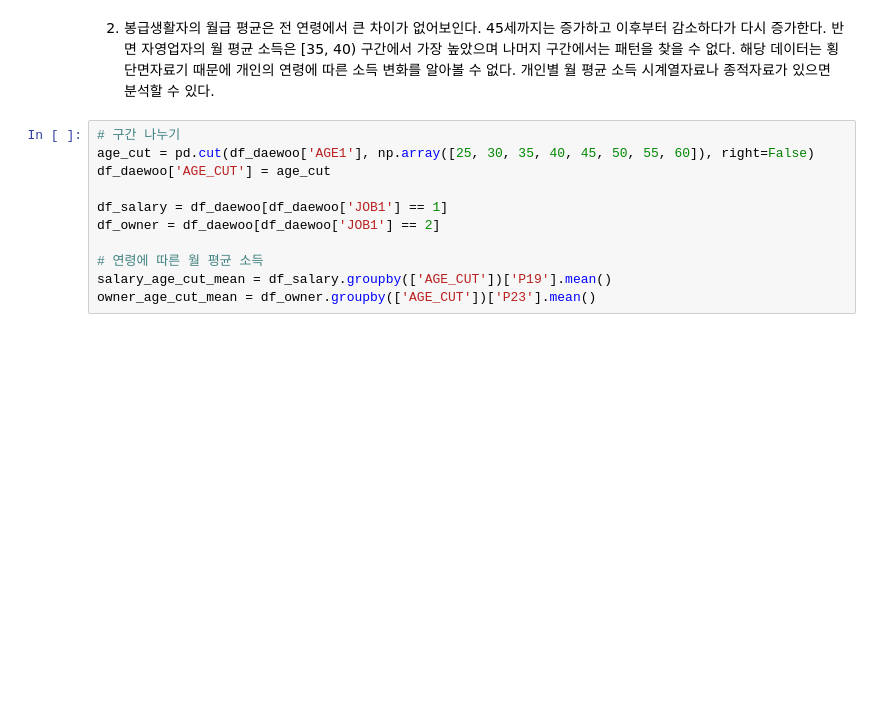
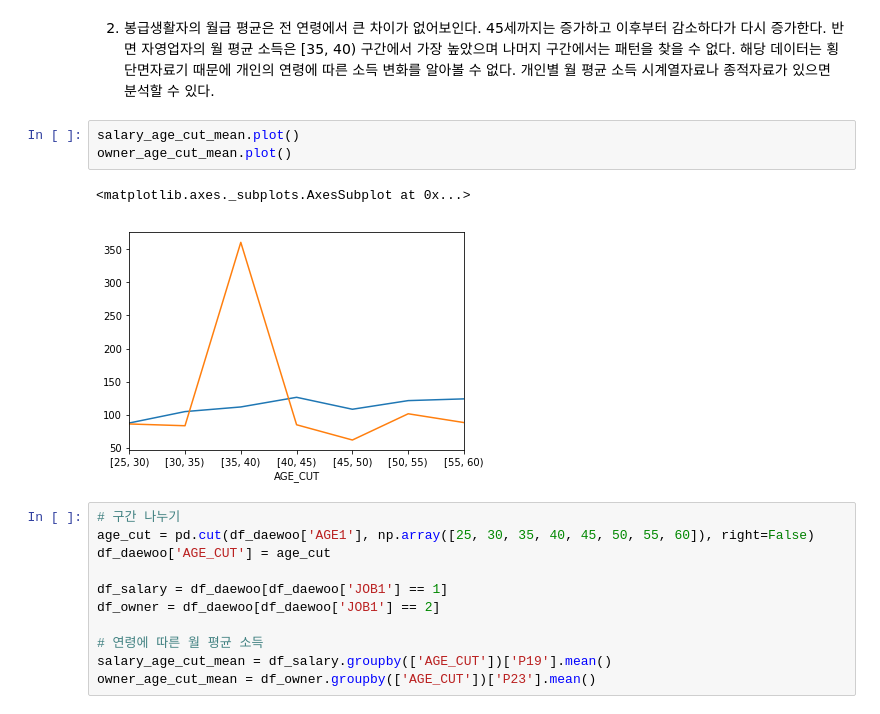
Before and after one commit to SeunghyeunBaek/TIL, a Jupyter notebook: 1_통계이론/기술통계_연습문제.ipynb, the cells around one changed output. Drawn from its saved outputs; the diff is of its cells as text; blank space fills up the shorter version.

```diff
--- a/1_통계이론/기술통계_연습문제.ipynb
+++ b/1_통계이론/기술통계_연습문제.ipynb
@@ -54,6 +54,12 @@ plt.show()
 [figure]
 # %% [markdown]
 2. 봉급생활자의 월급 평균은 전 연령에서 큰 차이가 없어보인다. 45세까지는 증가하고 이후부터 감소하다가 다시 증가한다. 반면 자영업자의 월 평균 소득은 [35, 40) 구간에서 가장 높았으며 나머지 구간에서는 패턴을 찾을 수 없다. 해당 데이터는 횡단면자료기 때문에 개인의 연령에 따른 소득 변화를 알아볼 수 없다. 개인별 월 평균 소득 시계열자료나 종적자료가 있으면 분석할 수 있다.
+# %%
+salary_age_cut_mean.plot()
+owner_age_cut_mean.plot()
+# %% [output]
+<matplotlib.axes._subplots.AxesSubplot at 0x...>
+[figure, added]
 # %%
 # 구간 나누기
 age_cut = pd.cut(df_daewoo['AGE1'], np.array([25, 30, 35, 40, 45, 50, 55, 60]), right=False)
```
Also changed, not shown: parts of 11 cells of this notebook.
